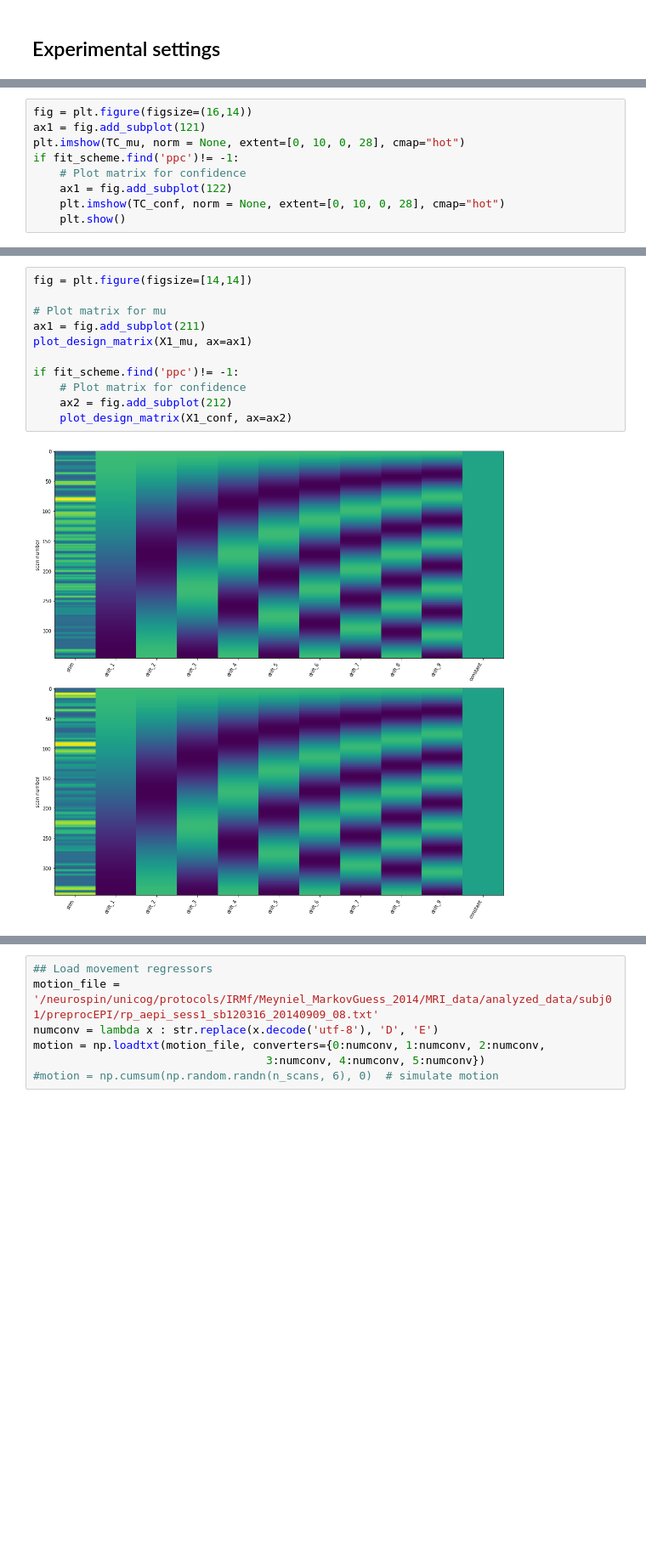
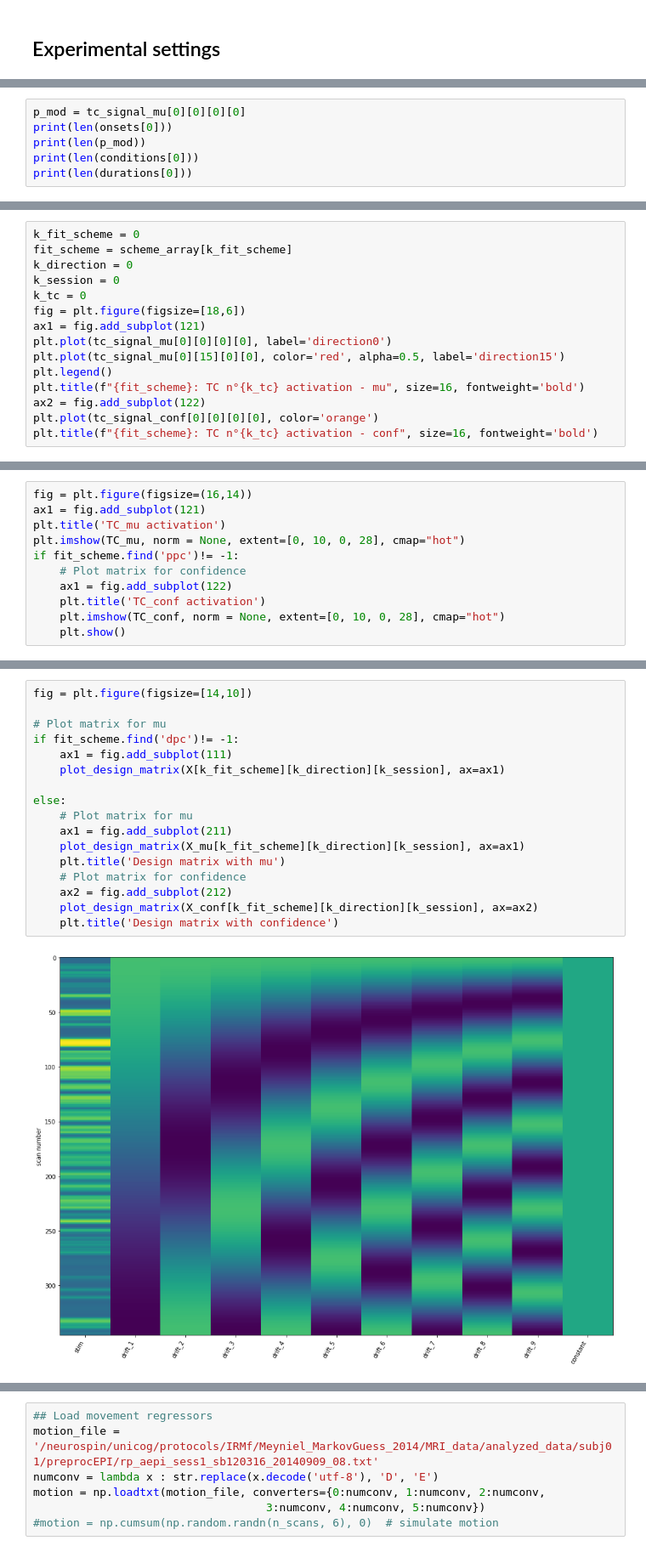
Before and after one commit to tiffanybounmy/ProbabilityNeuralCodes, a Jupyter notebook: EncodingModels.ipynb, the cells around one changed output, grey strips where cells are left out. Shown at 85% size. Saved outputs shown, nothing was run; the diff lists cells and outputs as text; blank space fills up the shorter version.

```diff
--- a/EncodingModels.ipynb
+++ b/EncodingModels.ipynb
@@ -247,0 +303,6 @@ for k_fit_scheme in range(n_schemes-1):
+# %%
+p_mod = tc_signal_mu[0][0][0][0]
+print(len(onsets[0]))
+print(len(p_mod))
+print(len(conditions[0]))
+print(len(durations[0]))
@@ -310,0 +354,15 @@ if fit_scheme.find('ppc')!=-1:
+# %%
+k_fit_scheme = 0
+fit_scheme = scheme_array[k_fit_scheme]
+k_direction = 0
+k_session = 0
+k_tc = 0
+fig = plt.figure(figsize=[18,6])
+ax1 = fig.add_subplot(121)
+plt.plot(tc_signal_mu[0][0][0][0], label='direction0')
+plt.plot(tc_signal_mu[0][15][0][0], color='red', alpha=0.5, label='direction15')
+plt.legend()
+plt.title(f"{fit_scheme}: TC n°{k_tc} activation - mu", size=16, fontweight='bold')
+ax2 = fig.add_subplot(122)
+plt.plot(tc_signal_conf[0][0][0][0], color='orange')
+plt.title(f"{fit_scheme}: TC n°{k_tc} activation - conf", size=16, fontweight='bold')
@@ -311,10 +372,12 @@ if fit_scheme.find('ppc')!=-1:
 # %%
 fig = plt.figure(figsize=(16,14))
 ax1 = fig.add_subplot(121)
+plt.title('TC_mu activation')
 plt.imshow(TC_mu, norm = None, extent=[0, 10, 0, 28], cmap="hot")
 if fit_scheme.find('ppc')!= -1:
     # Plot matrix for confidence
     ax1 = fig.add_subplot(122)
+    plt.title('TC_conf activation')
     plt.imshow(TC_conf, norm = None, extent=[0, 10, 0, 28], cmap="hot")
     plt.show()
 # %% [output]
@@ -322,14 +385,20 @@ if fit_scheme.find('ppc')!= -1:
 # %%
-fig = plt.figure(figsize=[14,14])
+fig = plt.figure(figsize=[14,10])
 
 # Plot matrix for mu
-ax1 = fig.add_subplot(211)
-plot_design_matrix(X1_mu, ax=ax1)
+if fit_scheme.find('dpc')!= -1:
+    ax1 = fig.add_subplot(111)
+    plot_design_matrix(X[k_fit_scheme][k_direction][k_session], ax=ax1)
 
-if fit_scheme.find('ppc')!= -1:
+else:
+    # Plot matrix for mu
+    ax1 = fig.add_subplot(211)
+    plot_design_matrix(X_mu[k_fit_scheme][k_direction][k_session], ax=ax1)
+    plt.title('Design matrix with mu')
     # Plot matrix for confidence
     ax2 = fig.add_subplot(212)
-    plot_design_matrix(X1_conf, ax=ax2)
+    plot_design_matrix(X_conf[k_fit_scheme][k_direction][k_session], ax=ax2)
+    plt.title('Design matrix with confidence')
 # %% [output]
-[figure, old version]
+[figure, new version]
 # %%
```
Also changed, not shown: parts of 15 cells of this notebook.
